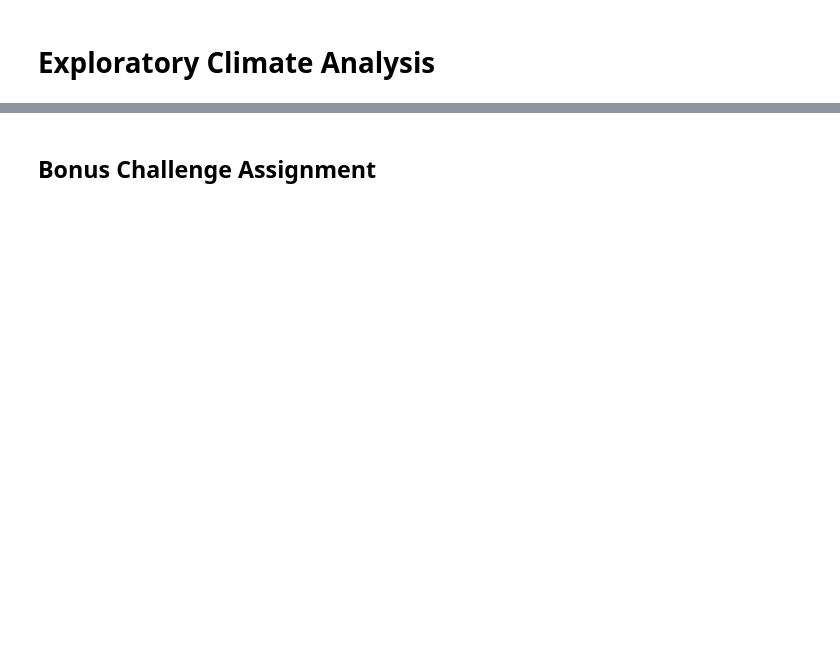
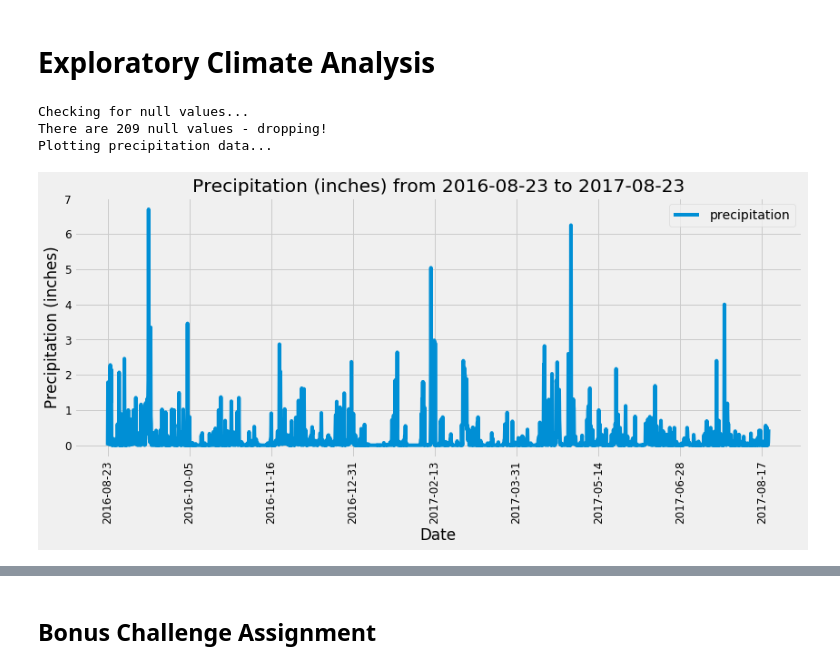
Before and after one commit to neha-nayeem/sqlalchemy-challenge, a Jupyter notebook: climate-analysis.ipynb, the cells around one changed output, grey strips where cells are left out. Drawn from its saved outputs; the diff is of its cells as text; code cells hidden in the pictures; blank space fills up the shorter version.

```diff
--- a/climate-analysis.ipynb
+++ b/climate-analysis.ipynb
@@ -28,2 +32,4 @@ engine = create_engine("sqlite:///Resources/hawaii.sqlite")
 # %%
-# Save references to each table
+# --- save references to each table ---
+measurement = Base.classes.measurement
+station = Base.classes.station
@@ -31,0 +36,12 @@ engine = create_engine("sqlite:///Resources/hawaii.sqlite")
+# %%
+# Create our session (link) from Python to the DB
+session = Session(engine)
+inspector = inspect(engine)
+
+m_columns = inspector.get_columns('measurement')
+for column in m_columns:
+    print(column["name"], column["type"])
+print("-"*12)
+s_columns = inspector.get_columns('station')
+for c in s_columns:
+     print(c["name"], c["type"])
@@ -46 +63,48 @@ engine = create_engine("sqlite:///Resources/hawaii.sqlite")
+# %%
+# ****************************************************************************************
+# Design a query to retrieve the last 12 months of precipitation data and plot the results
+# ****************************************************************************************
+
+# --- query the db and get the last data point (first in the descending order list) and find the date ---
+last_date = session.query(measurement.date).order_by(measurement.date.desc()).first()[0]
+
+# --- convert string date to date format for use with datetime library ---
+last_dt = dt.date.fromisoformat(last_date)
+
+# --- calculate the date 1 year ago from the last data point in the database (using dt.timedelta) ---
+date_oneyearago = last_dt - dt.timedelta(days=365)
+
+# --- perform a query to retrieve the data and precipitation scores ---
+prcp_data = session.query(measurement.date, measurement.prcp).\
+            filter((measurement.date >= date_oneyearago)\
+                    & (measurement.date <= last_dt)).all()
+
+# --- save the query results as a Pandas DataFrame, sort by date and set the index to the date column ---
+prcp_df = pd.DataFrame(prcp_data).sort_values("date").set_index("date")
+
+# --- rename prcp column ---
+prcp_df.rename(columns={"prcp":"precipitation"}, inplace=True)
+
+# --- check and drop null values ---
+print("Checking for null values...")
+print(f"There are {prcp_df['precipitation'].isnull().sum()} null values - dropping!")
+
+prcp_df.dropna(axis=0, how="any", inplace=True)
+
+print("Plotting precipitation data...")
+
+# --- use Pandas Plotting with Matplotlib to plot the data ---
+prcp_df.plot(figsize=(12,6), fontsize=12, rot=90)
+plt.title(f"Precipitation (inches) from {date_oneyearago} to {last_dt}")
+plt.xlabel("Date")
+plt.ylabel("Precipitation (inches)")
+
+plt.tight_layout()
+plt.savefig("Images/prcp.png")
+plt.show()
+# %% [output]
+Checking for null values...
+There are 209 null values - dropping!
+Plotting precipitation data...
+[figure, added]
 # %%
```
Also changed, not shown: parts of 21 cells of this notebook, 3 other files.
